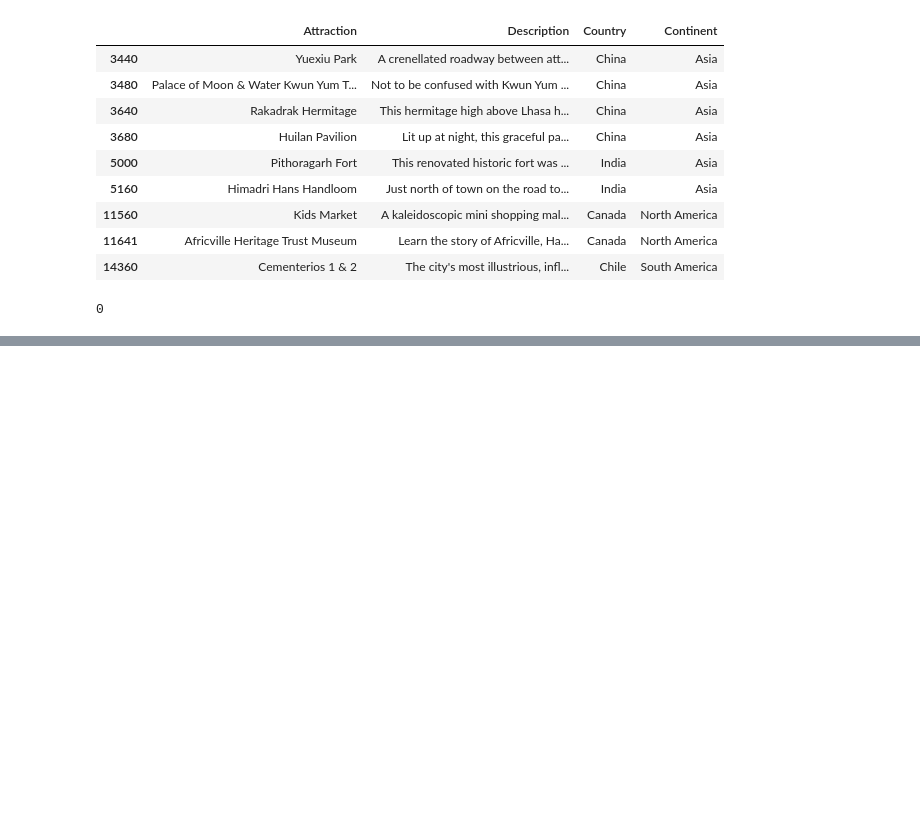
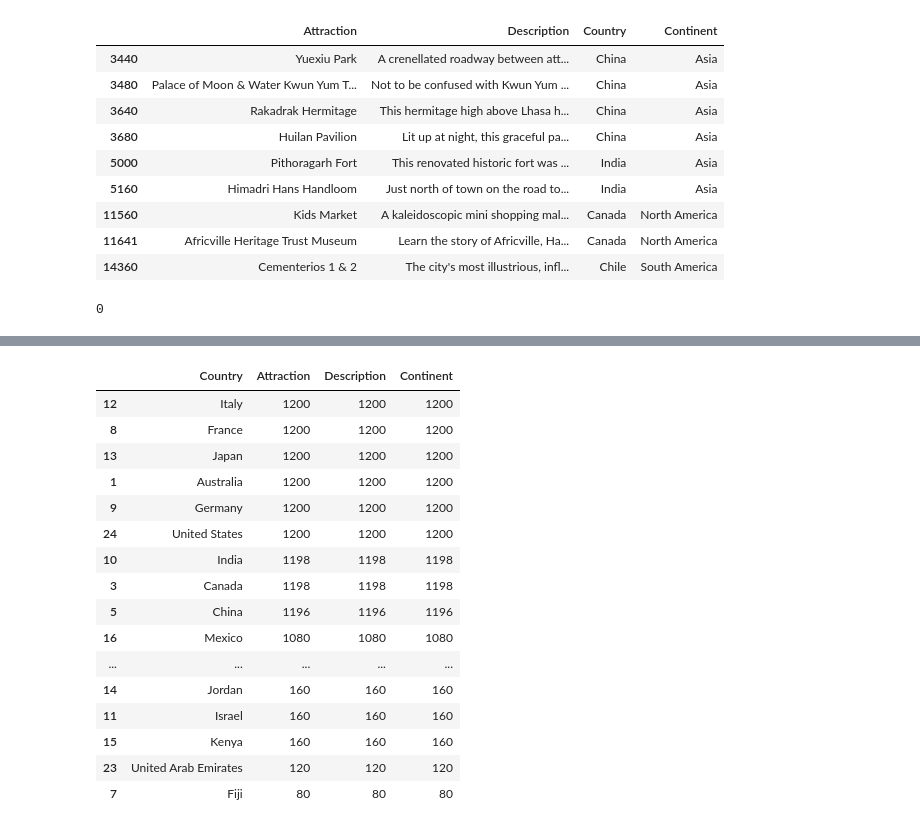
Before and after one commit to KImondorose/Safari-Travel-Advisor, a Jupyter notebook: work_in_progress/dave.ipynb, the cells around one changed output, grey strips where cells are left out. Drawn from its saved outputs; the diff is of its cells as text; code cells hidden in the pictures; blank space fills up the shorter version.

```diff
--- a/work_in_progress/dave.ipynb
+++ b/work_in_progress/dave.ipynb
@@ -217,0 +244,21 @@ df.duplicated().sum()
+# %%
+sorted_countries = countries.sort_values(by='Attraction', ascending=False)
+sorted_countries
+# %% [output]
+|  | Country | Attraction | Description | Continent |
+| 12 | Italy | 1200 | 1200 | 1200 |
+| 8 | France | 1200 | 1200 | 1200 |
+| 13 | Japan | 1200 | 1200 | 1200 |
+| 1 | Australia | 1200 | 1200 | 1200 |
+| 9 | Germany | 1200 | 1200 | 1200 |
+| 24 | United States | 1200 | 1200 | 1200 |
+| 10 | India | 1198 | 1198 | 1198 |
+| 3 | Canada | 1198 | 1198 | 1198 |
+| 5 | China | 1196 | 1196 | 1196 |
+| 16 | Mexico | 1080 | 1080 | 1080 |
+| ... | ... | ... | ... | ... |
+| 14 | Jordan | 160 | 160 | 160 |
+| 11 | Israel | 160 | 160 | 160 |
+| 15 | Kenya | 160 | 160 | 160 |
+| 23 | United Arab Emirates | 120 | 120 | 120 |
+| 7 | Fiji | 80 | 80 | 80 |
```
Also changed, not shown: parts of 5 cells of this notebook.
